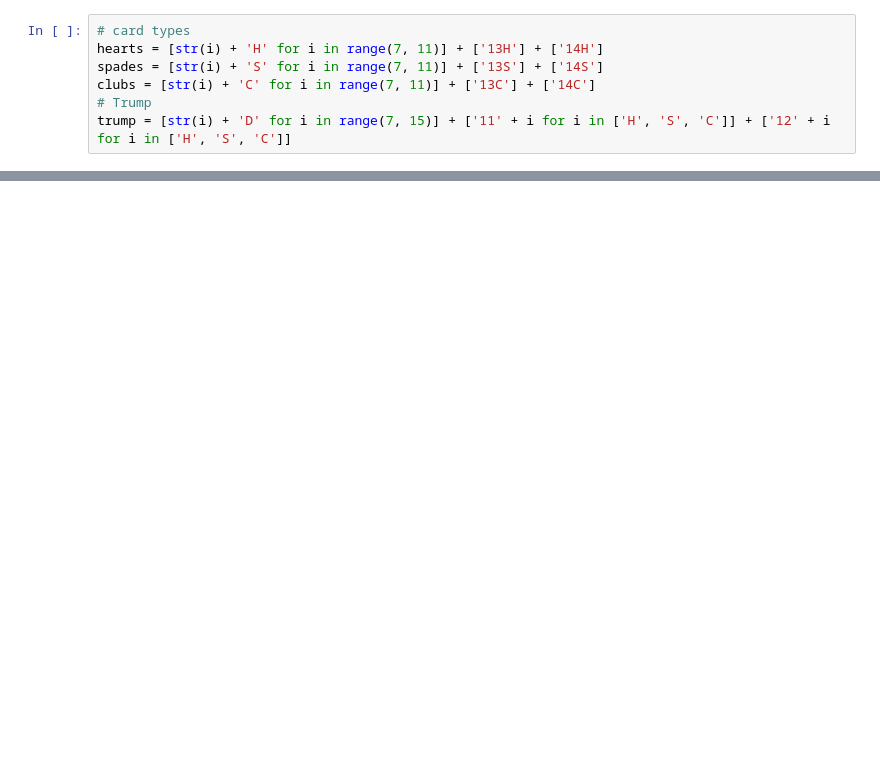
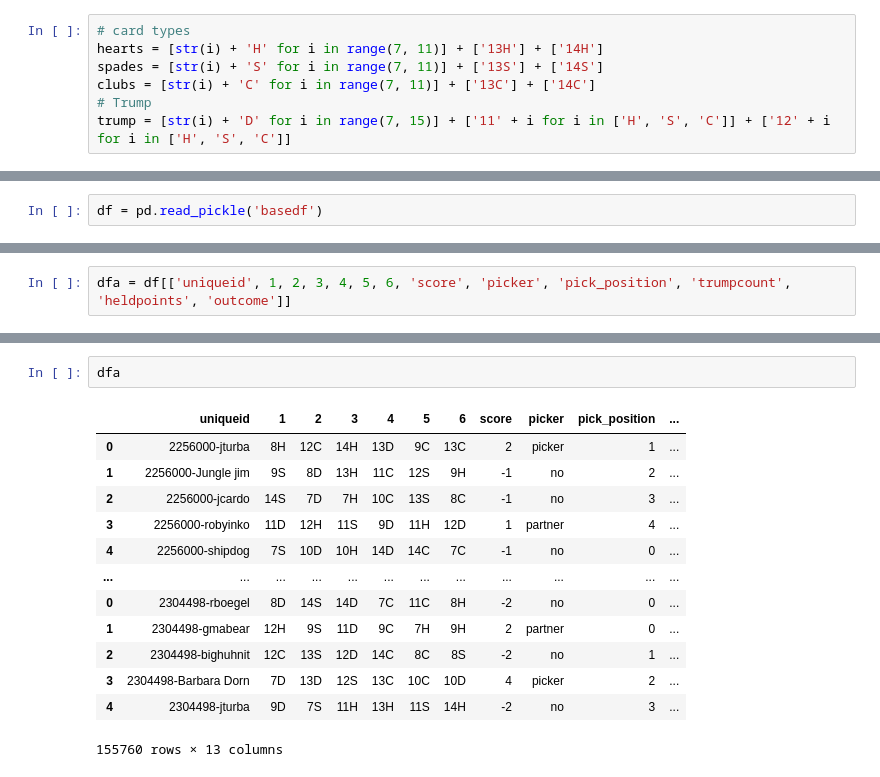
Before and after one commit to adsweeney/get61, a Jupyter notebook: get61/eda.ipynb, the cells around one changed output, grey strips where cells are left out. Cells and saved outputs as stored; diff of their text form; blank space fills up the shorter version.

```diff
--- a/get61/eda.ipynb
+++ b/get61/eda.ipynb
@@ -81,0 +86,2 @@ In [23] used 245.3867 MiB RAM in 0.13s, peaked 0.00 MiB above current, total RAM
+# %%
+df = pd.read_pickle('basedf')
@@ -137,0 +179,2 @@ uech
+# %%
+dfa = df[['uniqueid', 1, 2, 3, 4, 5, 6, 'score', 'picker', 'pick_position', 'trumpcount', 'heldpoints', 'outcome']]
@@ -137,0 +184,16 @@ uech
+# %%
+dfa
+# %% [output]
+|  | uniqueid | 1 | 2 | 3 | 4 | 5 | 6 | score | picker | pick_position | ... |
+| 0 | 2256000-jturba | 8H | 12C | 14H | 13D | 9C | 13C | 2 | picker | 1 | ... |
+| 1 | 2256000-Jungle jim | 9S | 8D | 13H | 11C | 12S | 9H | -1 | no | 2 | ... |
+| 2 | 2256000-jcardo | 14S | 7D | 7H | 10C | 13S | 8C | -1 | no | 3 | ... |
+| 3 | 2256000-robyinko | 11D | 12H | 11S | 9D | 11H | 12D | 1 | partner | 4 | ... |
+| 4 | 2256000-shipdog | 7S | 10D | 10H | 14D | 14C | 7C | -1 | no | 0 | ... |
+| ... | ... | ... | ... | ... | ... | ... | ... | ... | ... | ... | ... |
+| 0 | 2304498-rboegel | 8D | 14S | 14D | 7C | 11C | 8H | -2 | no | 0 | ... |
+| 1 | 2304498-gmabear | 12H | 9S | 11D | 9C | 7H | 9H | 2 | partner | 0 | ... |
+| 2 | 2304498-bighuhnit | 12C | 13S | 12D | 14C | 8C | 8S | -2 | no | 1 | ... |
+| 3 | 2304498-Barbara Dorn | 7D | 13D | 12S | 13C | 10C | 10D | 4 | picker | 2 | ... |
+| 4 | 2304498-jturba | 9D | 7S | 11H | 13H | 11S | 14H | -2 | no | 3 | ... |
+155760 rows × 13 columns
```
Also changed, not shown: parts of 96 cells of this notebook, 5 other files.
